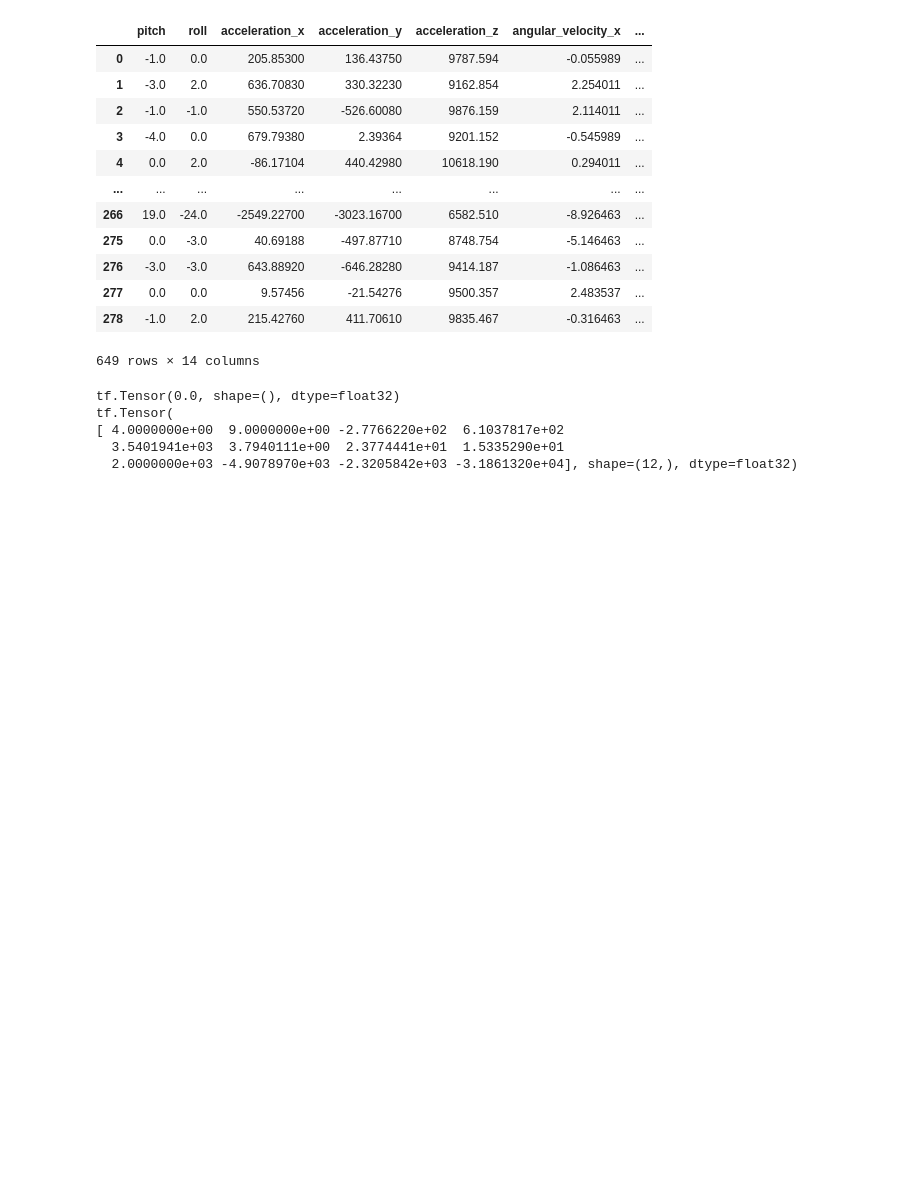
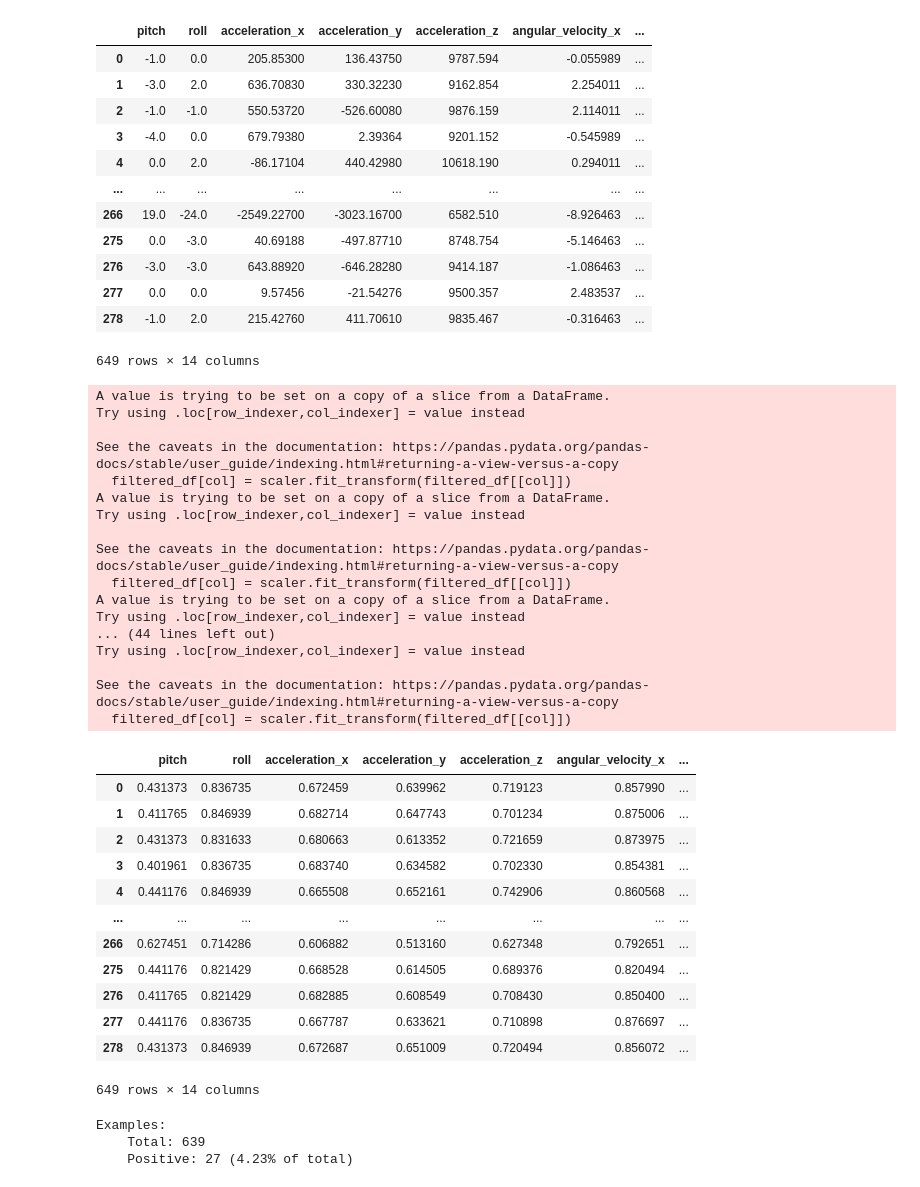
Before and after one commit to pbackx/ai-and-lego, a Jupyter notebook: learning/analysis.ipynb, the cells around one changed output. Cells and saved outputs as stored; diff of their text form; code cells hidden in the pictures; blank space fills up the shorter version.

```diff
--- a/learning/analysis.ipynb
+++ b/learning/analysis.ipynb
@@ -49,6 +61,44 @@ filtered_df
 | 277 | 0.0 | 0.0 | 9.57456 | -21.54276 | 9500.357 | 2.483537 | ... |
 | 278 | -1.0 | 2.0 | 215.42760 | 411.70610 | 9835.467 | -0.316463 | ... |
 649 rows × 14 columns
+# %%
+from sklearn.preprocessing import MinMaxScaler
+for col in ['pitch', 'roll', 'acceleration_x', 'acceleration_y', 'acceleration_z',
+            'angular_velocity_x', 'angular_velocity_y', 'angular_velocity_z', 'distance', 'jerk_x', 'jerk_y', 'jerk_z']:
+    scaler = MinMaxScaler()
+    filtered_df[col] = scaler.fit_transform(filtered_df[[col]])
+filtered_df
+# %% [output]
+A value is trying to be set on a copy of a slice from a DataFrame.
+Try using .loc[row_indexer,col_indexer] = value instead
+
+See the caveats in the documentation: https://pandas.pydata.org/pandas-docs/stable/user_guide/indexing.html#returning-a-view-versus-a-copy
+  filtered_df[col] = scaler.fit_transform(filtered_df[[col]])
+A value is trying to be set on a copy of a slice from a DataFrame.
+Try using .loc[row_indexer,col_indexer] = value instead
+
+See the caveats in the documentation: https://pandas.pydata.org/pandas-docs/stable/user_guide/indexing.html#returning-a-view-versus-a-copy
+  filtered_df[col] = scaler.fit_transform(filtered_df[[col]])
+A value is trying to be set on a copy of a slice from a DataFrame.
+Try using .loc[row_indexer,col_indexer] = value instead
+... (44 lines left out)
+Try using .loc[row_indexer,col_indexer] = value instead
+
+See the caveats in the documentation: https://pandas.pydata.org/pandas-docs/stable/user_guide/indexing.html#returning-a-view-versus-a-copy
+  filtered_df[col] = scaler.fit_transform(filtered_df[[col]])
+|  | pitch | roll | acceleration_x | acceleration_y | acceleration_z | angular_velocity_x | ... |
+| 0 | 0.431373 | 0.836735 | 0.672459 | 0.639962 | 0.719123 | 0.857990 | ... |
+| 1 | 0.411765 | 0.846939 | 0.682714 | 0.647743 | 0.701234 | 0.875006 | ... |
+| 2 | 0.431373 | 0.831633 | 0.680663 | 0.613352 | 0.721659 | 0.873975 | ... |
+| 3 | 0.401961 | 0.836735 | 0.683740 | 0.634582 | 0.702330 | 0.854381 | ... |
+| 4 | 0.441176 | 0.846939 | 0.665508 | 0.652161 | 0.742906 | 0.860568 | ... |
+| ... | ... | ... | ... | ... | ... | ... | ... |
+| 266 | 0.627451 | 0.714286 | 0.606882 | 0.513160 | 0.627348 | 0.792651 | ... |
+| 275 | 0.441176 | 0.821429 | 0.668528 | 0.614505 | 0.689376 | 0.820494 | ... |
+| 276 | 0.411765 | 0.821429 | 0.682885 | 0.608549 | 0.708430 | 0.850400 | ... |
+| 277 | 0.441176 | 0.836735 | 0.667787 | 0.633621 | 0.710898 | 0.876697 | ... |
+| 278 | 0.431373 | 0.846939 | 0.672687 | 0.651009 | 0.720494 | 0.856072 | ... |
+649 rows × 14 columns
 # %%
 # Convert to tensors. Every tensor contains 10 entries.
 history_size = 10
@@ -63,11 +113,13 @@ labels = tf.convert_to_tensor(filtered_df['is_running_backoff'].iloc[history_siz
 # %%
-print(labels[11])
-print(tensors[11][9])
+# Data set is not very balanced
+# Using inspiration from https://www.tensorflow.org/tutorials/structured_data/imbalanced_data
+neg, pos = np.bincount(labels)
+total = neg + pos
+print('Examples:\n    Total: {}\n    Positive: {} ({:.2f}% of total)\n'.format(
+    total, pos, 100 * pos / total))
 # %% [output]
-tf.Tensor(0.0, shape=(), dtype=float32)
-tf.Tensor(
-[ 4.0000000e+00  9.0000000e+00 -2.7766220e+02  6.1037817e+02
-  3.5401941e+03  3.7940111e+00  2.3774441e+01  1.5335290e+01
-  2.0000000e+03 -4.9078970e+03 -2.3205842e+03 -3.1861320e+04], shape=(12,), dtype=float32)
+Examples:
+    Total: 639
+    Positive: 27 (4.23% of total)
 # %%
 print(labels[0])
```
Also changed, not shown: parts of 16 cells of this notebook, 1 other file.
